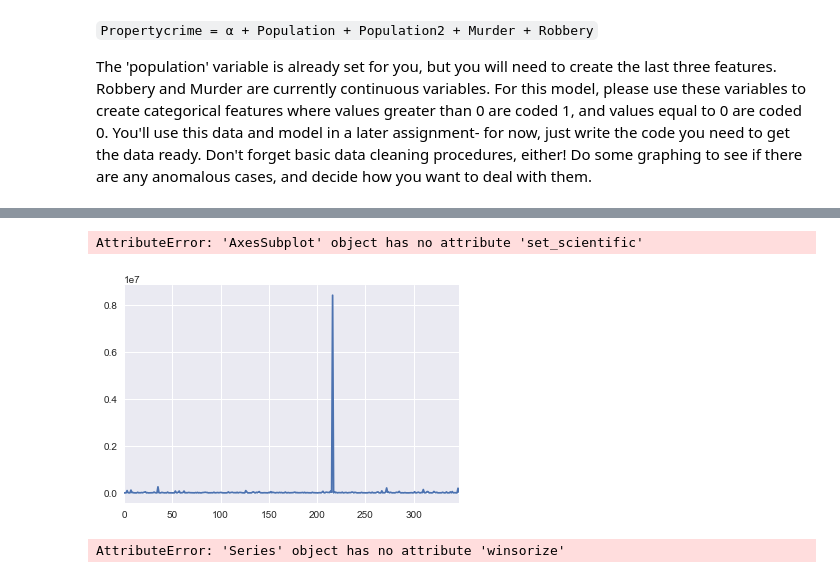
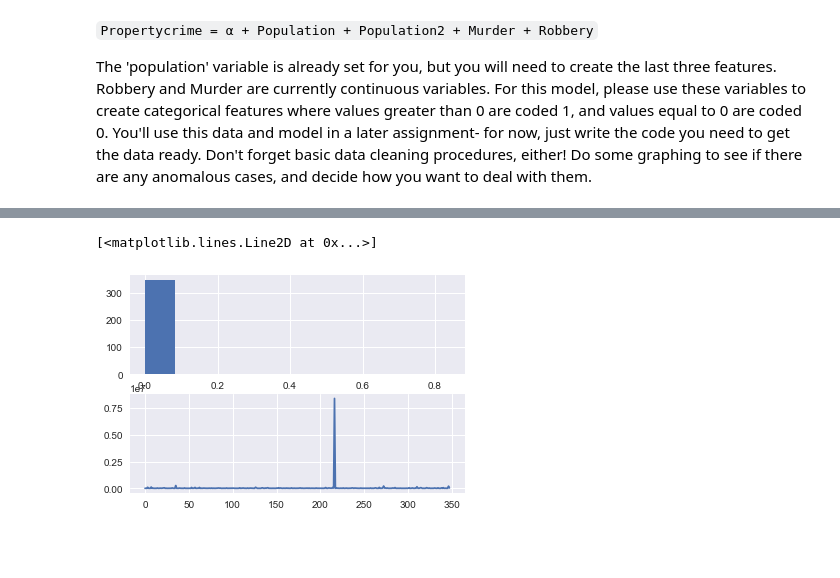
Before and after one commit to carlsednaoui/thinkful-data-science, a Jupyter notebook: coursework/unit_2/lesson_4_project_2.ipynb, the cells around one changed output, grey strips where cells are left out. Cells and saved outputs as stored; diff of their text form; code cells hidden in the pictures; blank space fills up the shorter version.

```diff
--- a/coursework/unit_2/lesson_4_project_2.ipynb
+++ b/coursework/unit_2/lesson_4_project_2.ipynb
@@ -37,11 +42,9 @@ array([[<matplotlib.axes._subplots.AxesSubplot object at 0x...>]], dtype=object)
-# %%
-data["population"].plot()
-# %% [output]
-AttributeError: 'AxesSubplot' object has no attribute 'set_scientific'
-[figure, removed]
-# %%
-# winsorize data frame python
-# to remove outliers
-data["population"].winsorize.plot()
-# %% [output]
-AttributeError: 'Series' object has no attribute 'winsorize'
+# %%
+plt.subplot(211)
+plt.hist(data["population"])
+
+plt.subplot(212)
+plt.plot(data["population"])
+# %% [output]
+[<matplotlib.lines.Line2D at 0x...>]
+[figure, added]
```
Also changed, not shown: parts of 11 cells of this notebook, 7 other files.
